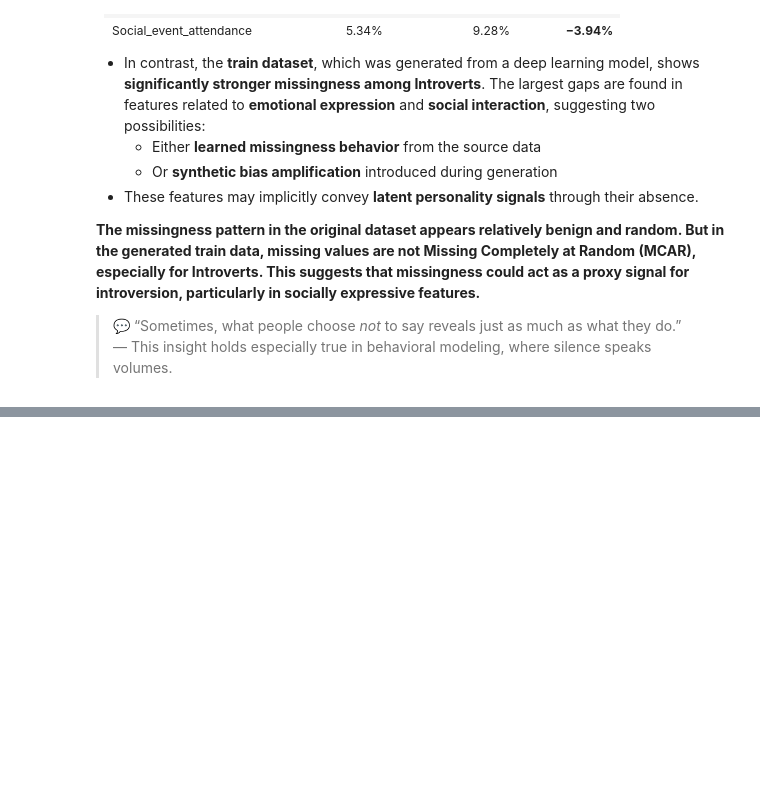
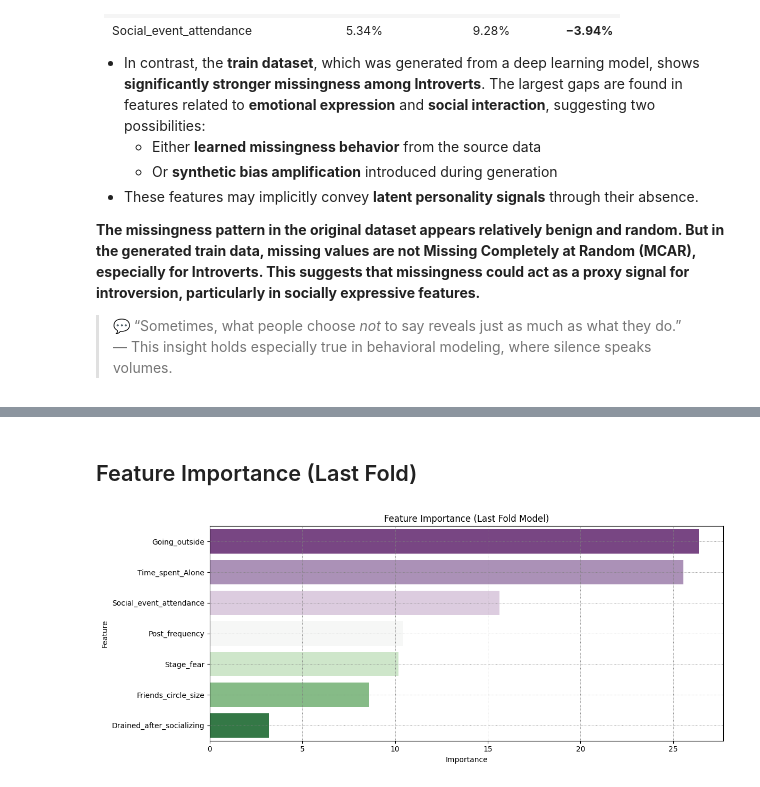
Before and after one commit to IsharaParanagamaGedara/SocialMind-Classifying-Personality-Traits, a Jupyter notebook: socialmind-classifying-personality-traits.ipynb, the cells around one changed output, grey strips where cells are left out. Cells and saved outputs as stored; diff of their text form; code cells hidden in the pictures; blank space fills up the shorter version.

```diff
--- a/socialmind-classifying-personality-traits.ipynb
+++ b/socialmind-classifying-personality-traits.ipynb
@@ -1282,0 +1410,22 @@ Importantly, the competition datasets (both train and test) were generated by a
+# %%
+# Use Best Parameters Directly (from previous Optuna run)
+best_params = {
+    'iterations': 955,
+    'learning_rate': 0.03709315617443212,
+    'depth': 7,
+    'l2_leaf_reg': 5.809195194498532,
+    'random_strength': 0.5283229905136648,
+    'bagging_temperature': 0.35787045457512345
+}
+
+def create_model():
+    return CatBoostClassifier(
+        **best_params,
+        loss_function="Logloss",
+        eval_metric="Accuracy",
+        cat_features=cat_features,
+        random_seed=42,
+        task_type="GPU",
+        devices="0,1",
+        verbose=0
+    )
@@ -1282,0 +1532,16 @@ Importantly, the competition datasets (both train and test) were generated by a
+# %% [markdown]
+## Feature Importance (Last Fold)
+# %%
+feat_imp_df = pd.DataFrame({
+    'Feature': X.columns,
+    'Importance': models[-1].get_feature_importance()
+}).sort_values(by='Importance', ascending=False)
+
+plt.figure(figsize=(12, 5))
+sns.barplot(x='Importance', y='Feature', data=feat_imp_df, palette='PRGn')
+plt.title("Feature Importance (Last Fold Model)")
+plt.grid(color='gray', linestyle=':', linewidth=0.7)
+plt.tight_layout()
+plt.show()
+# %% [output]
+[figure, added]
```
Also changed, not shown: parts of 30 cells of this notebook.
